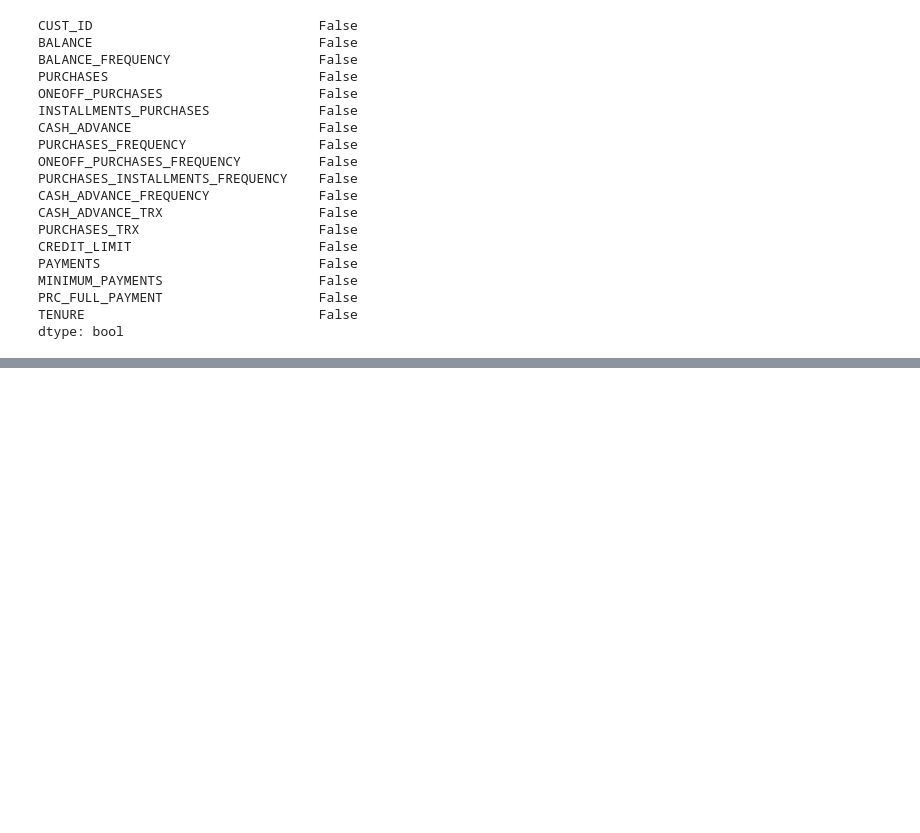
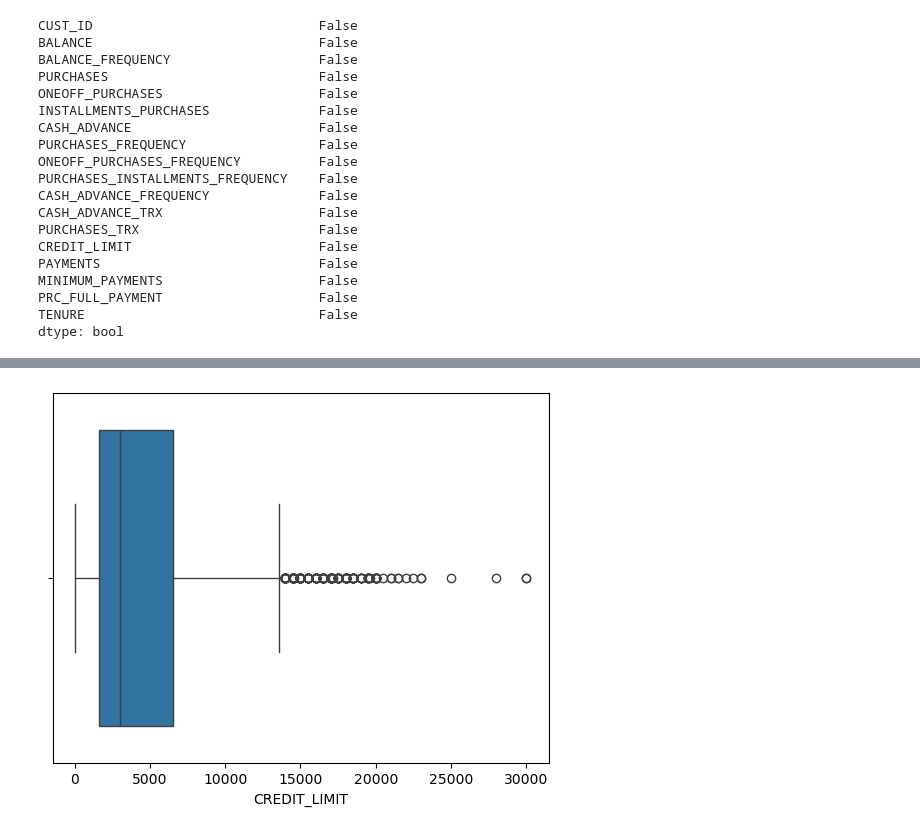
Before and after one commit to pentakll4002/marketing_department, a Jupyter notebook: experiments.ipynb, the cells around one changed output, grey strips where cells are left out. Cells and saved outputs as stored; diff of their text form; code cells hidden in the pictures; blank space fills up the shorter version.

```diff
--- a/experiments.ipynb
+++ b/experiments.ipynb
@@ -92,0 +136,8 @@ creditcard_df['CASH_ADVANCE'].max()
+# %%
+### Because, the boxplot ['MINIUM_PAYMENTS'] have many outlier =>> Median
+df['MINIMUM_PAYMENTS'].fillna(df['MINIMUM_PAYMENTS'].median(), inplace=True)
+# %%
+sns.boxplot(x=df['CREDIT_LIMIT'])
+plt.show()
+# %% [output]
+[figure, added]
```
Also changed, not shown: parts of 46 cells of this notebook.
